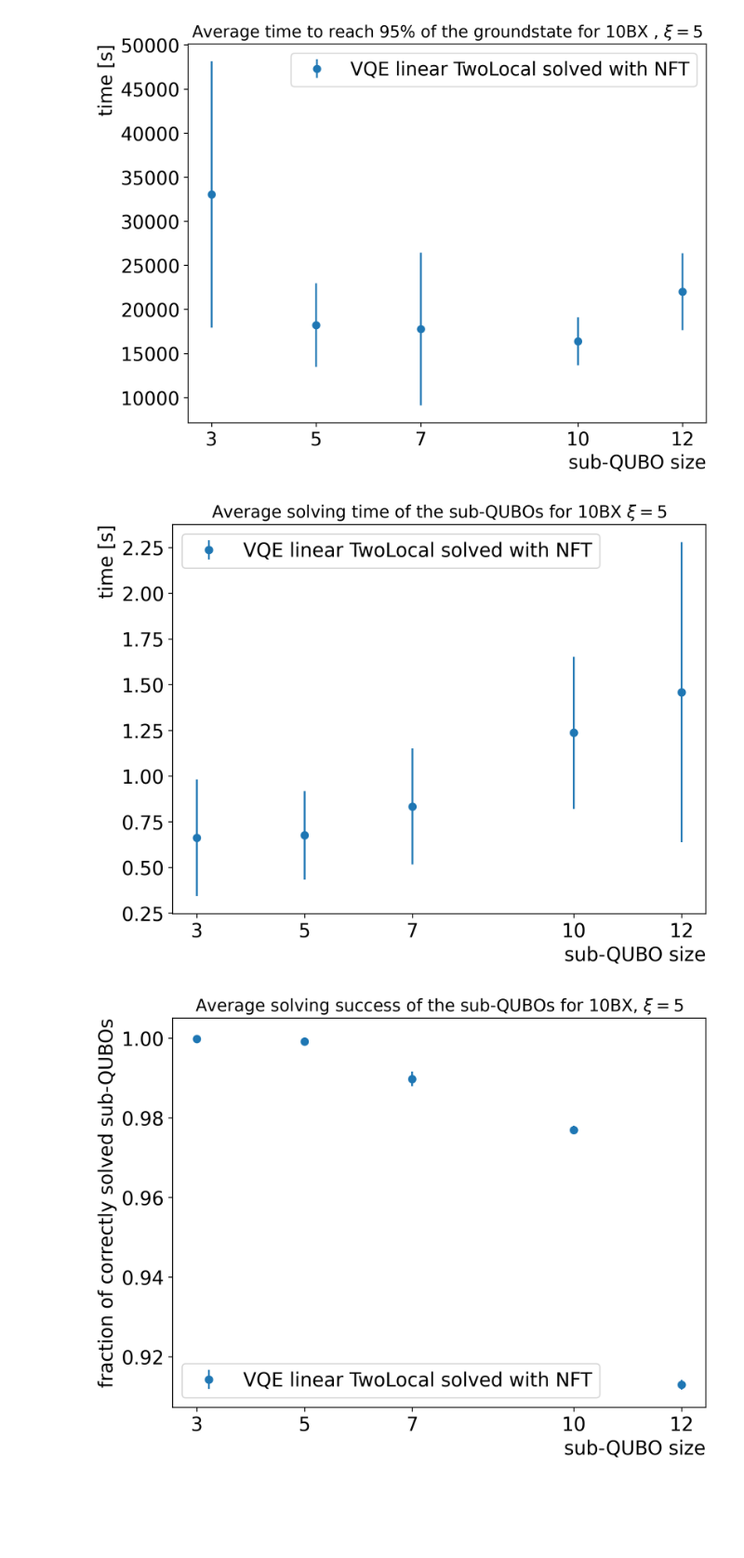
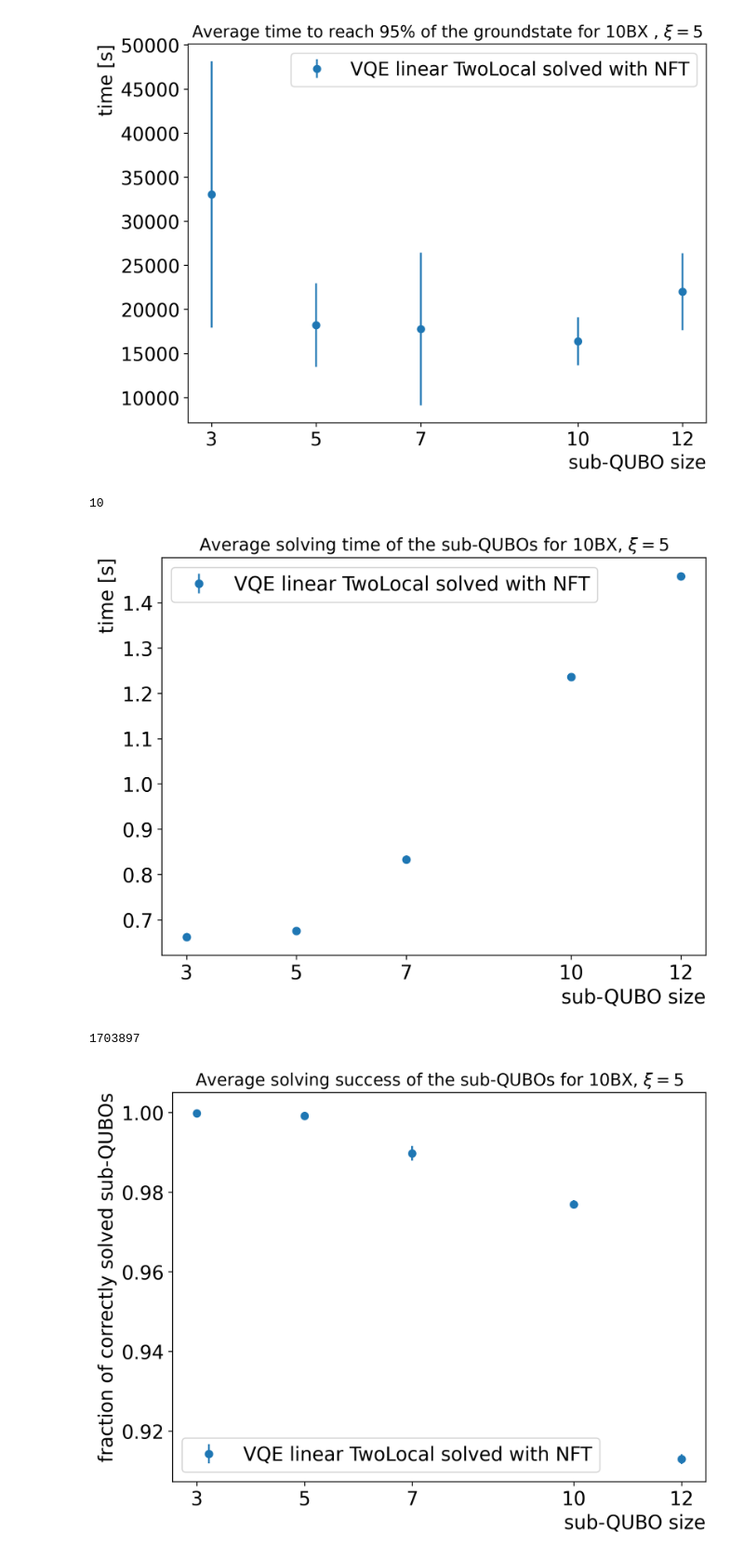
Before and after one commit to davids7788/QUBO-V2, a Jupyter notebook: analysis/Convergence_time_vs_subqubo_size.ipynb, the cells around one changed output. Shown: that part at 93% size. Saved outputs shown, nothing was run; the diff lists cells and outputs as text; code cells hidden in the pictures; blank space fills up the shorter version.

```diff
--- a/analysis/Convergence_time_vs_subqubo_size.ipynb
+++ b/analysis/Convergence_time_vs_subqubo_size.ipynb
@@ -276,31 +262,35 @@ plt.ylabel("time [s]", fontsize=16, loc="top")
 plt.savefig("average_time.pdf", bbox_inches='tight')
 # %% [output]
 [figure]
+# %%
+len(iteration_time_3_q)
+# %% [output]
+10
 # %%
 plt.figure(figsize=(8,6), dpi=300)
 plt.errorbar(x=subQUBO_size,
              y=[np.mean(array) for array in [solving_time_subqubos_3q,
                                              solving_time_subqubos_5q,
                                              solving_time_subqubos_7q,
                                              solving_time_subqubos_10q,
                                              solving_time_subqubos_12q]],
-             yerr=[np.std(array) for array in [solving_time_subqubos_3q,
+             yerr=[np.std(array)*1/np.sqrt(len(array)) for array in [solving_time_subqubos_3q,
                                                solving_time_subqubos_5q,
                                                solving_time_subqubos_7q,
                                                solving_time_subqubos_10q,
                                                solving_time_subqubos_12q]],
             label="VQE linear TwoLocal solved with NFT",
             linestyle="",
             marker="o")
 plt.title(r"Average solving time of the sub-QUBOs for 10BX, $\xi=5$", fontsize=14)
 plt.legend(loc="upper left", fontsize=16)
 plt.xticks([3, 5, 7, 10, 12], fontsize=16)
 plt.yticks(fontsize=16)
 plt.xlabel("sub-QUBO size", fontsize=16, loc="right")
 plt.ylabel("time [s]", fontsize=16, loc="top")
 plt.savefig("average_time_subQUBO.pdf", bbox_inches='tight')
 # %% [output]
-[figure, old version]
+[figure, new version]
 # %%
 solving_success_subqubo7q_replace = []
 for value in solving_success_subqubos_7q:
@@ -311,6 +301,10 @@ for value in solving_success_subqubos_7q:
             solving_success_subqubo7q_replace.append(True)
         else:
             solving_success_subqubo7q_replace.append(False)
+# %%
+len(solving_time_subqubos_3q)
+# %% [output]
+1703897
 # %%
 solving_success_3q = solving_success_subqubos_3q.count(True)
 solving_success_5q = solving_success_subqubos_5q.count(True)
```
Also changed, not shown: parts of 2 cells of this notebook, 17 other files.
